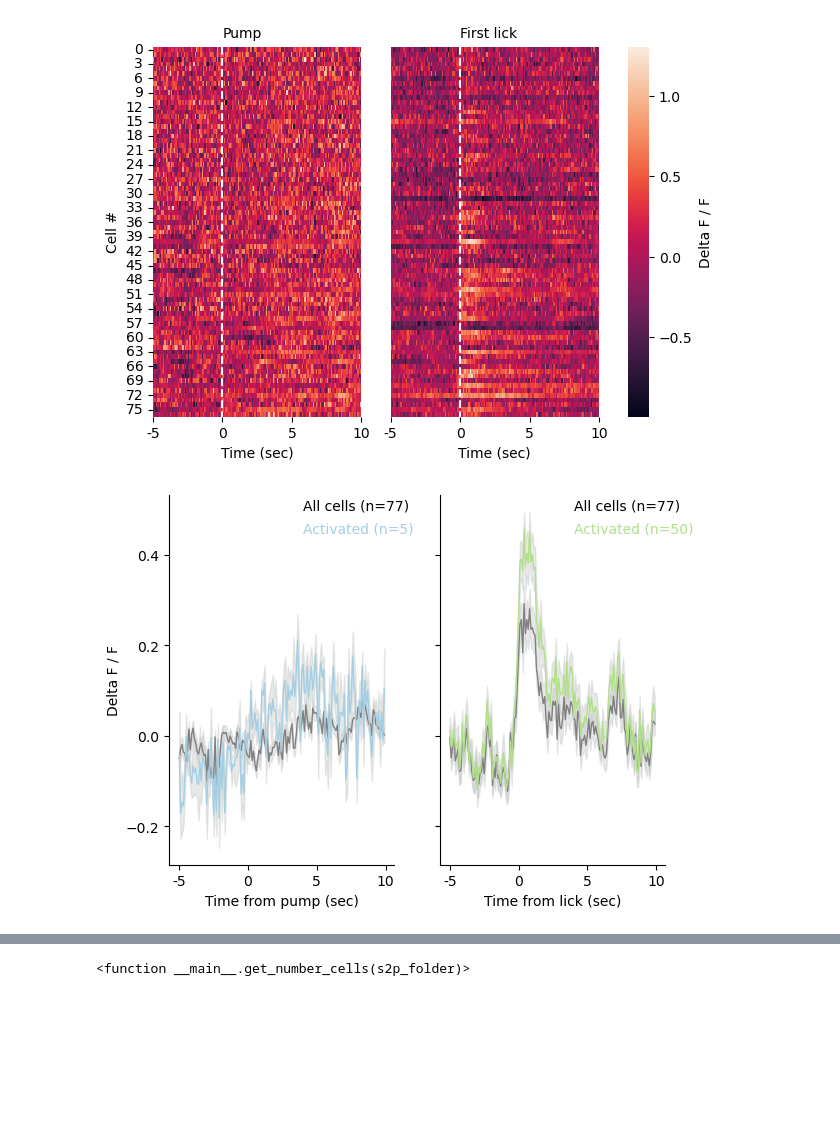
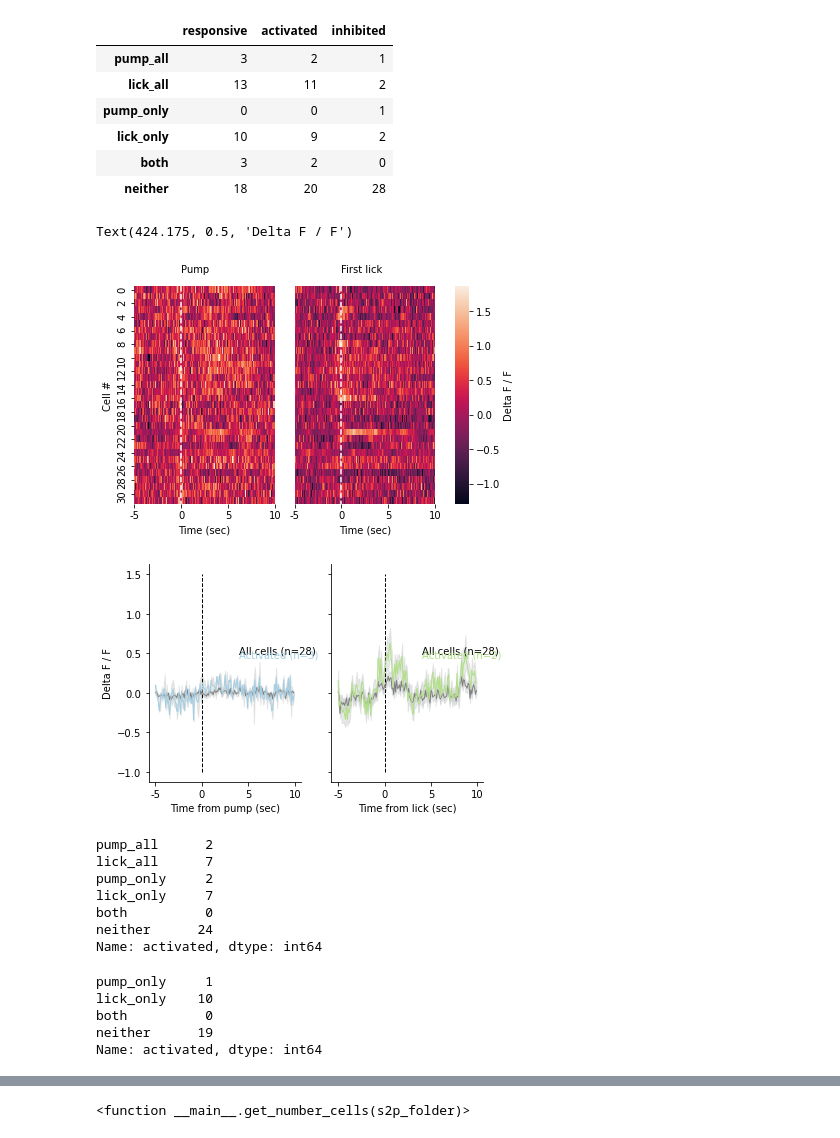
Before and after one commit to jetsetmette/VGP, a Jupyter notebook: notebooks/BNA_figs_representative.ipynb, the cells around one changed output, grey strips where cells are left out. Drawn from its saved outputs; the diff is of its cells as text; code cells hidden in the pictures; blank space fills up the shorter version.

Commit message:
fixed pie charts and responsive cells

```diff
--- a/notebooks/BNA_figs_representative.ipynb
+++ b/notebooks/BNA_figs_representative.ipynb
@@ -45,58 +132,77 @@ malt = assemble_data(s2p_folder,events_file)
+# %%
+# reponsive cells casein1
+
+M2['df_responsive']
+# %% [output]
+|  | responsive | activated | inhibited |
+| pump_all | 3 | 2 | 1 |
+| lick_all | 13 | 11 | 2 |
+| pump_only | 0 | 0 | 1 |
+| lick_only | 10 | 9 | 2 |
+| both | 3 | 2 | 0 |
+| neither | 18 | 20 | 28 |
 # %%
 # heatplot to show pump and lick
 
 f, ax = plt.subplots(ncols=3, gridspec_kw={"width_ratios": [1,1,0.1]})
 
-y1 = np.mean(cas["pump_snips_all"], axis=1)
-y2 = np.mean(cas["lick_snips_all"], axis=1)
+y1 = np.mean(C2["pump_snips_all"], axis=1)
+y2 = np.mean(C2["lick_snips_all"], axis=1)
 
 sns.heatmap(y1, ax = ax[0],cbar=False)
 sns.heatmap(y2, ax = ax[1], cbar_ax=ax[2])
 
 ax[0].text(50,-2, "Pump")
 ax[0].vlines([50],0,77, color="white", linestyle="--")
 
 ax[1].text(50,-2, "First lick")
 ax[1].vlines([50],0,77, color="white", linestyle="--")
 
 for axis in [ax[0], ax[1]]:
-    axis.set_xticks([0,50,100,150], ["-5", "0", "5", "10"], rotation=0)
+    axis.set_xticks([0,50,100,150])
     axis.set_xlabel("Time (sec)")
-#     axis.set_xticklabels(["-5", "0", "5", "10"], rotate=0)
+    axis.set_xticklabels(["-5", "0", "5", "10"], rotation=0)
 
 ax[0].set_ylabel("Cell #")
 ax[1].set_yticks([])
 
 ax[2].set_ylabel("Delta F / F")
 
-f.savefig("..//output//vgp302_heatmap_allcells.png")
+# f.savefig("..//output//vgp403_C1_heatmap_allcells.png")
 # %% [output]
+Text(424.175, 0.5, 'Delta F / F')
-[figure, old version]
+[figure, new version]
 # %%
-# shaded error plots to show activation
+# shaded error plots to show activation Casein 1
 
 f, ax = plt.subplots(ncols=2, sharey=True)
 
-y1 = np.mean(cas["pump_snips_all"], axis=1)
-y1_resp = np.mean(cas["pump_snips_all"][np.where(cas["pump_responsive"] == 1)], axis=1)
+y1 = np.mean(C1["pump_snips_all"], axis=1)
+y1_resp = np.mean(C1["pump_snips_all"][np.where(C1["pump_responsive"] == 1)], axis=1)
 
-ax[0].text(90, 0.5, "All cells (n=77)")
-ax[0].text(90, 0.45, "Activated (n=5)", color="#a6cee3")
+ax[0].text(90, 0.5, "All cells (n=28)")
+ax[0].text(90, 0.45, "Activated (n=3)", color="#a6cee3")
+
+ax[0].vlines([50],-1,1.5, color="black", linestyle="--", linewidth=1)
 
 tp.shadedError(ax[0], y1, linecolor="grey")
 tp.shadedError(ax[0], y1_resp, linecolor="#a6cee3")
 
-y2 = np.mean(cas["lick_snips_all"], axis=1)
-y2_resp = np.mean(cas["lick_snips_all"][np.where(cas["lick_responsive"] == 1)], axis=1)
+y2 = np.mean(C1["lick_snips_all"], axis=1)
+y2_resp = np.mean(C1["lick_snips_all"][np.where(C1["lick_responsive"] == 1)], axis=1)
 
 tp.shadedError(ax[1], y2, linecolor="grey")
 tp.shadedError(ax[1], y2_resp, linecolor="#b2df8a")
 
-ax[1].text(90, 0.5, "All cells (n=77)")
-ax[1].text(90, 0.45, "Activated (n=50)", color="#b2df8a")
+ax[1].text(90, 0.5, "All cells (n=28)")
+ax[1].text(90, 0.45, "Activated (n=2)", color="#b2df8a")
+
+ax[1].vlines([50],-1,1.5, color="black", linestyle="--",linewidth=1)
+
 
 for axis in ax:
-    axis.set_xticks([0,50,100,150], ["-5", "0", "5", "10"], rotation=0)
+    axis.set_xticks([0,50,100,150])
+    axis.set_xticklabels(["-5", "0", "5", "10"],rotation=0)
     axis.spines["top"].set_visible(False)
     axis.spines["right"].set_visible(False)
 
@@ -104,11 +210,29 @@ ax[0].set_xlabel("Time from pump (sec)")
 ax[1].set_xlabel("Time from lick (sec)")
 
 ax[0].set_ylabel("Delta F / F")
-ax[0].set_yticks([-0.2, 0, 0.2, 0.4])
+ax[0].set_yticks([-1.0,-0.5, 0, 0.5,1.0,1.5])
 
-f.savefig("..//output//vgp302_shadederror.png")
+f.savefig("..//output//vgp403_casein1.2_shadederror.png")
 # %% [output]
-[figure, old version]
+[figure, new version]
+# %%
+C1["df_responsive"].activated
+# %% [output]
+pump_all      2
+lick_all      7
+pump_only     2
+lick_only     7
+both          0
+neither      24
+Name: activated, dtype: int64
+# %%
+C1["df_responsive"].activated[2:6]
+# %% [output]
+pump_only     1
+lick_only    10
+both          0
+neither      19
+Name: activated, dtype: int64
 # %%
 # make pie chart showing activated cells
 
```
Also changed, not shown: parts of 22 cells of this notebook, 3 other files.
